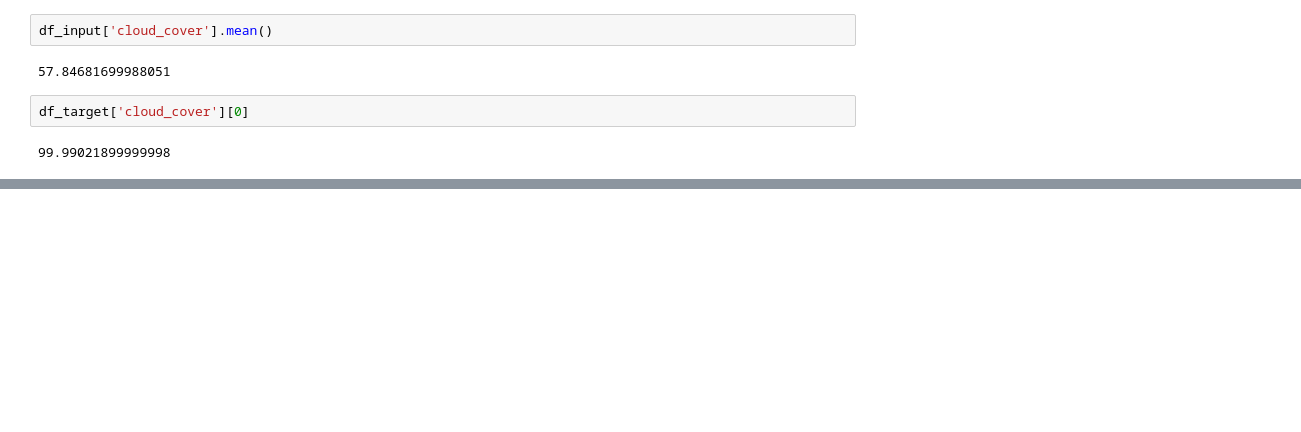
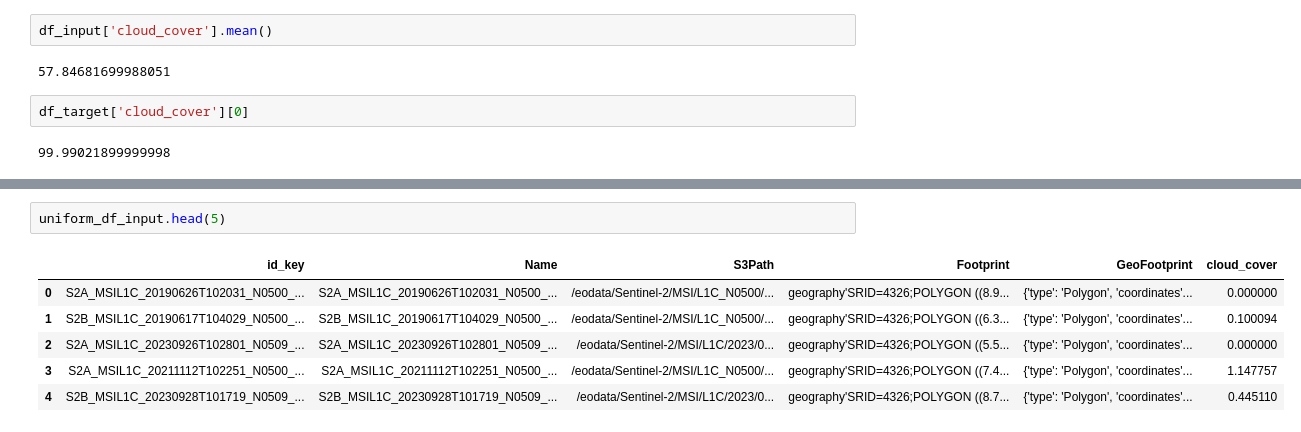
Before and after one commit to sebastien-tetaud/sentinel-2-ai-processor, a Jupyter notebook: dataset/notebook/prepare-dataset-v1.ipynb, the cells around one changed output, grey strips where cells are left out. Cells and saved outputs as stored; diff of their text form; blank space fills up the shorter version.

```diff
--- a/dataset/notebook/prepare-dataset-v1.ipynb
+++ b/dataset/notebook/prepare-dataset-v1.ipynb
@@ -81,0 +188,9 @@ len(df_target_filtered)
+# %%
+uniform_df_input.head(5)
+# %% [output]
+|  | id_key | Name | S3Path | Footprint | GeoFootprint | cloud_cover |
+| 0 | S2A_MSIL1C_20190626T102031_N0500_... | S2A_MSIL1C_20190626T102031_N0500_... | /eodata/Sentinel-2/MSI/L1C_N0500/... | geography'SRID=4326;POLYGON ((8.9... | {'type': 'Polygon', 'coordinates'... | 0.000000 |
+| 1 | S2B_MSIL1C_20190617T104029_N0500_... | S2B_MSIL1C_20190617T104029_N0500_... | /eodata/Sentinel-2/MSI/L1C_N0500/... | geography'SRID=4326;POLYGON ((6.3... | {'type': 'Polygon', 'coordinates'... | 0.100094 |
+| 2 | S2A_MSIL1C_20230926T102801_N0509_... | S2A_MSIL1C_20230926T102801_N0509_... | /eodata/Sentinel-2/MSI/L1C/2023/0... | geography'SRID=4326;POLYGON ((5.5... | {'type': 'Polygon', 'coordinates'... | 0.000000 |
+| 3 | S2A_MSIL1C_20211112T102251_N0500_... | S2A_MSIL1C_20211112T102251_N0500_... | /eodata/Sentinel-2/MSI/L1C_N0500/... | geography'SRID=4326;POLYGON ((7.4... | {'type': 'Polygon', 'coordinates'... | 1.147757 |
+| 4 | S2B_MSIL1C_20230928T101719_N0509_... | S2B_MSIL1C_20230928T101719_N0509_... | /eodata/Sentinel-2/MSI/L1C/2023/0... | geography'SRID=4326;POLYGON ((8.7... | {'type': 'Polygon', 'coordinates'... | 0.445110 |
```
Also changed, not shown: parts of 12 cells of this notebook, 3 other files.
